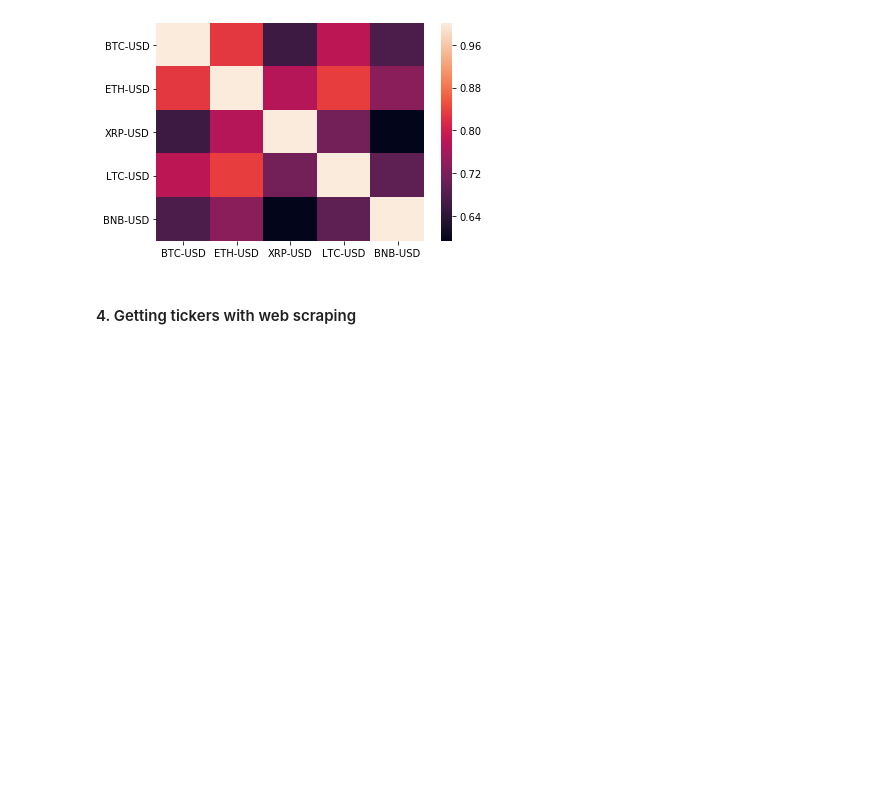
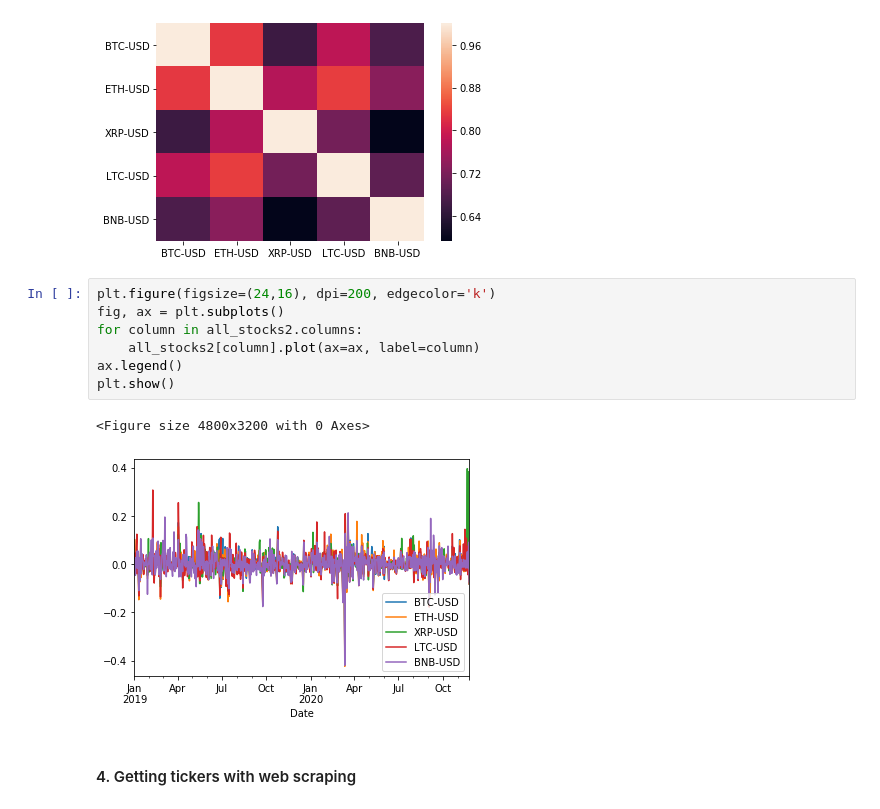
Before and after one commit to minoruronny79/Stocks_Dec20, a Jupyter notebook: YahooFinance1.ipynb, the cells around one changed output. Saved outputs shown, nothing was run; the diff lists cells and outputs as text; blank space fills up the shorter version.

```diff
--- a/YahooFinance1.ipynb
+++ b/YahooFinance1.ipynb
@@ -99,6 +109,16 @@ sns.heatmap(corr_cryptos)
 # %% [output]
 <matplotlib.axes._subplots.AxesSubplot at 0x...>
 [figure]
+# %%
+plt.figure(figsize=(24,16), dpi=200, edgecolor='k')
+fig, ax = plt.subplots()
+for column in all_stocks2.columns:
+    all_stocks2[column].plot(ax=ax, label=column)
+ax.legend()
+plt.show()
+# %% [output]
+<Figure size 4800x3200 with 0 Axes>
+[figure, added]
 # %% [markdown]
 #### 4. Getting tickers with web scraping
 # %%
```
Also changed, not shown: parts of 3 cells of this notebook.
